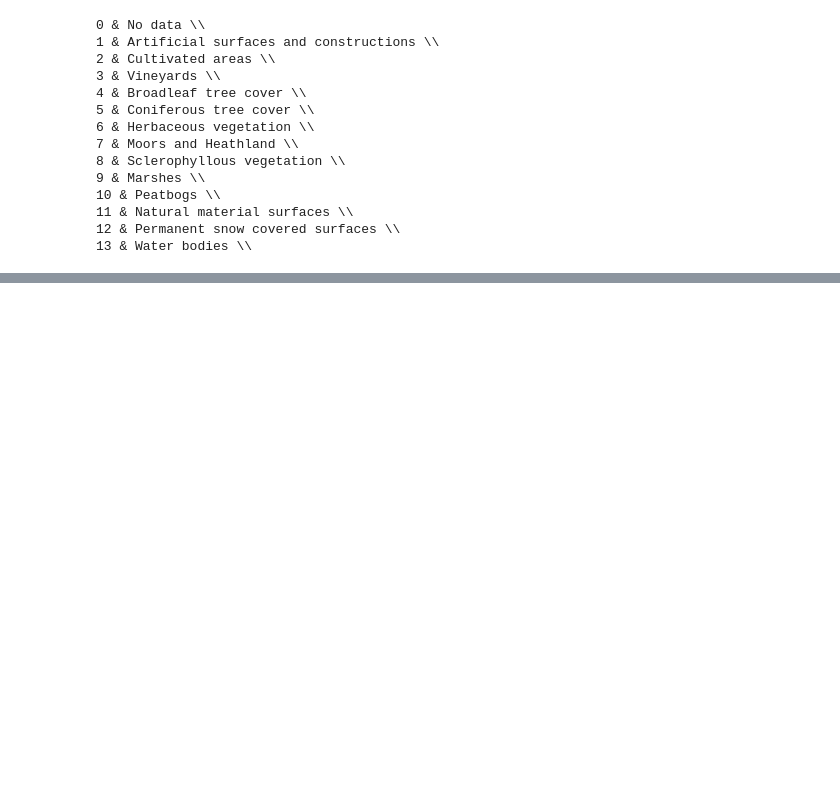
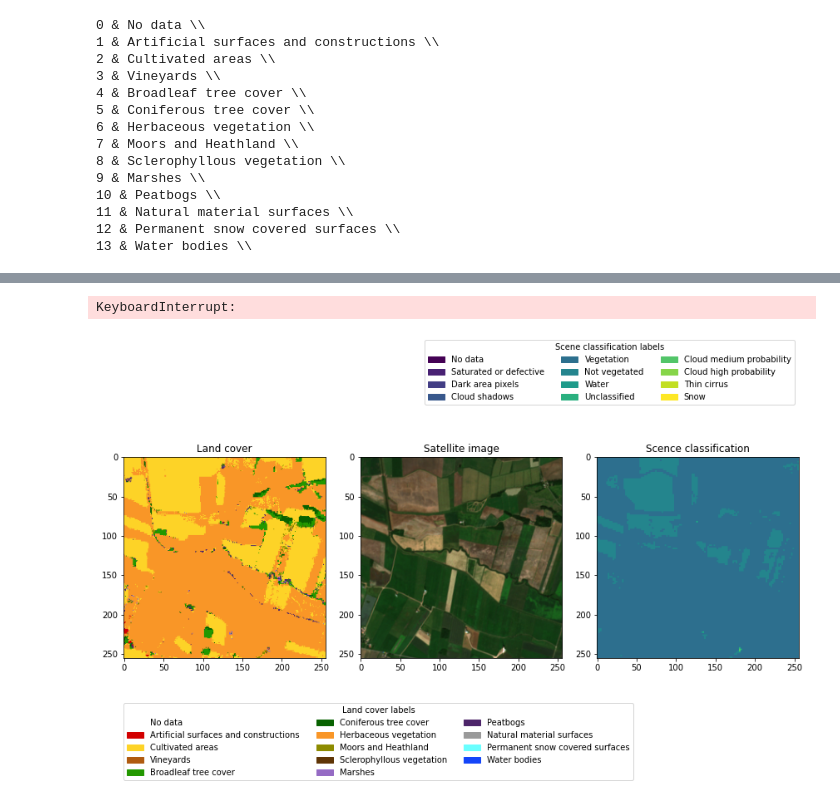
Before and after one commit to hugisveitti/thesis, a Jupyter notebook: data/slide_window.ipynb, the cells around one changed output, grey strips where cells are left out. Cells and saved outputs as stored; diff of their text form; code cells hidden in the pictures; blank space fills up the shorter version.

```diff
--- a/data/slide_window.ipynb
+++ b/data/slide_window.ipynb
@@ -94,8 +94,8 @@ tiles
 # %% [output]
 ['UMF', 'UMG', 'UNG', 'UPF', 'UPG', 'VNH', 'VNJ', 'VPH', 'UUB']
 # %%
-labels = ["no data", "saturated or defective","dark_area_pixels", "cloud_shadows", "vegetation","not vegetated","water", "unclassified","cloud medium probability","cloud medium probability","thin cirrus", "snow"]
-labels = [f"{i} {labels[i]}" for i in range(len(labels))]
+labels = ["No data", "Saturated or defective", "Dark area pixels", "Cloud shadows", "Vegetation", "Not vegetated", "Water", "Unclassified", "Cloud medium probability","Cloud high probability","Thin cirrus", "Snow"]
+#labels = [f"{i} {labels[i]}" for i in range(len(labels))]
 # %%
 labels
 # %% [output]
@@ -248,17 +248,17 @@ def print_all(scl_256, rgb_256, lc_256, root_dir):
     fig, ax = plt.subplots(1,3, figsize=(12,16))
     fig.tight_layout()
     ax[0].imshow(np.moveaxis(lc_256, 0, -1))
-    ax[0].set_title("lc")
+    ax[0].set_title("Land cover")
     ax[1].imshow(np.moveaxis(rgb_256, 0, -1))
-    ax[1].set_title("rgb")
+    ax[1].set_title("Satellite image")
     ax[2].imshow(scl_256/11 , cmap=cmap, vmin=0, vmax=1)
-    ax[2].set_title("scl")
+    ax[2].set_title("Scence classification")
 
     patches = [mpatches.Patch(color=np.array(ast.literal_eval(i))/255, label=lc_labels[i]) for i in lc_labels]
-    l1 = plt.legend(handles=patches, loc="best",bbox_to_anchor=(-.3,-.3,1,.1), ncol=3, title="lc labels")
+    l1 = plt.legend(handles=patches, loc="best",bbox_to_anchor=(-.8,-.3,1,.1), ncol=3, title="Land cover labels")
 
     patches2 = [mpatches.Patch(color=cmap(i/11), label=labels[i]) for i in range(len(labels))]
-    l2 = plt.legend(handles=patches2, loc="best",bbox_to_anchor=(0,1.5,1,.1), ncol=3, title="scl labels")
+    l2 = plt.legend(handles=patches2, loc="best",bbox_to_anchor=(0,1.5,1,.1), ncol=3, title="Scene classification labels")
     plt.gca().add_artist(l1)
 
     fn = rgb_files[idx].split("_")
@@ -302,31 +302,34 @@ for d in possible_dirs:
 # %%
 # save them not randomly
 
-for idx in range(11,len(rgb_files)):
+for idx in range(0,len(rgb_files)):
     j=0
     # save 1000 samples
     tile_name = rgb_files[idx].split("_")[0][3:6]
 
     window_slide_size = 128
     if tile_name == test_tile:
         root_dir = f"{grid_dir}/test"
         window_slide_size = 256
     elif tile_name == val_tile:
         root_dir = f"{grid_dir}/val"
         window_slide_size = 256
     else:
         root_dir = f"{grid_dir}/train"
 
 
     scl_a, rgb_r, lc_a = get_scl_rgb_lc(idx)
     loop = tqdm(range(0, rgb_r.shape[2] - 256, window_slide_size))
     loop.set_description(f"{idx} / {len(rgb_files)-1}, {root_dir}")
     for w in loop:
         for h in range(0, rgb_r.shape[1] - 256, 128):
 
             lc_256 = lc_a[:,h:h+256,w:w+256]
             rgb_256 = rgb_r[:,h:h+256,w:w+256]
             scl_256 = scl_a[0][h:h+256,w:w+256]
 
             if save_imgs(scl_256, rgb_256, lc_256, root_dir):
                 print_all(scl_256, rgb_256, lc_256, root_dir)
+# %% [output]
+KeyboardInterrupt:
+[figure, added]
```
Also changed, not shown: parts of 2 cells of this notebook, 30 other files.
